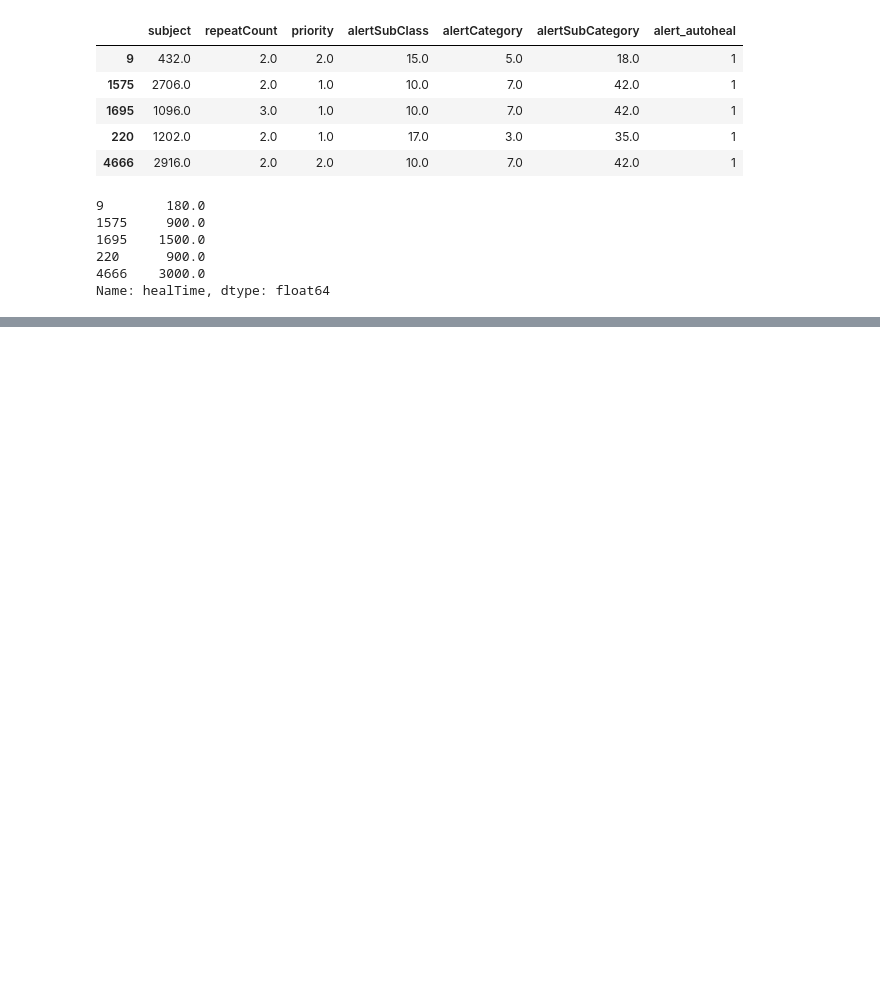
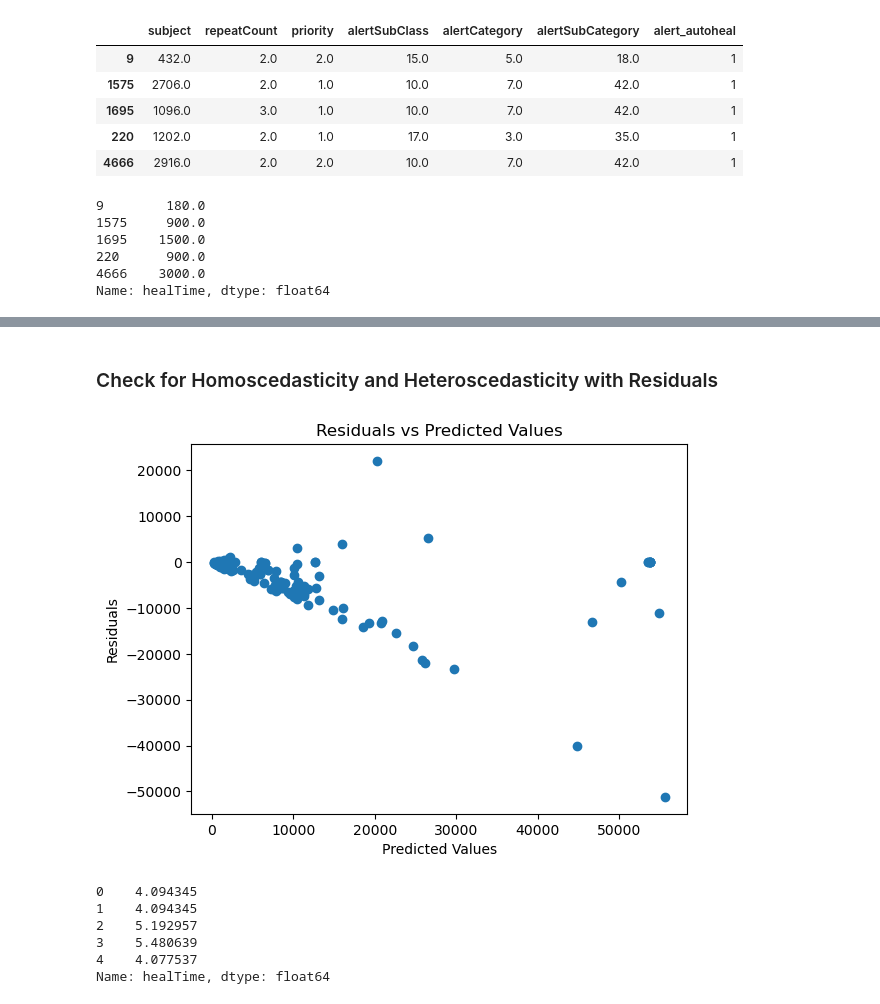
Before and after one commit to sangramdhurve/Device-Heal-Time-Project, a Jupyter notebook: HealTime.ipynb, the cells around one changed output, grey strips where cells are left out. Cells and saved outputs as stored; diff of their text form; code cells hidden in the pictures; blank space fills up the shorter version.

```diff
--- a/HealTime.ipynb
+++ b/HealTime.ipynb
@@ -1017,0 +1229,26 @@ d
+# %% [markdown]
+### Check for Homoscedasticity and Heteroscedasticity with Residuals
+# %%
+y_pred = reg.predict(X_test_f)
+
+# Calculate the residuals
+residuals =  y_test_f - y_pred
+
+# Plot the residuals against the predicted values
+plt.scatter(y_pred, residuals)
+plt.title('Residuals vs Predicted Values')
+plt.xlabel('Predicted Values')
+plt.ylabel('Residuals')
+plt.show()
+# %% [output]
+[figure, added]
+# %%
+log_y = np.log(y_final_df)
+log_y.head()
+# %% [output]
+0    4.094345
+1    4.094345
+2    5.192957
+3    5.480639
+4    4.077537
+Name: healTime, dtype: float64
```
Also changed, not shown: parts of 88 cells of this notebook.
